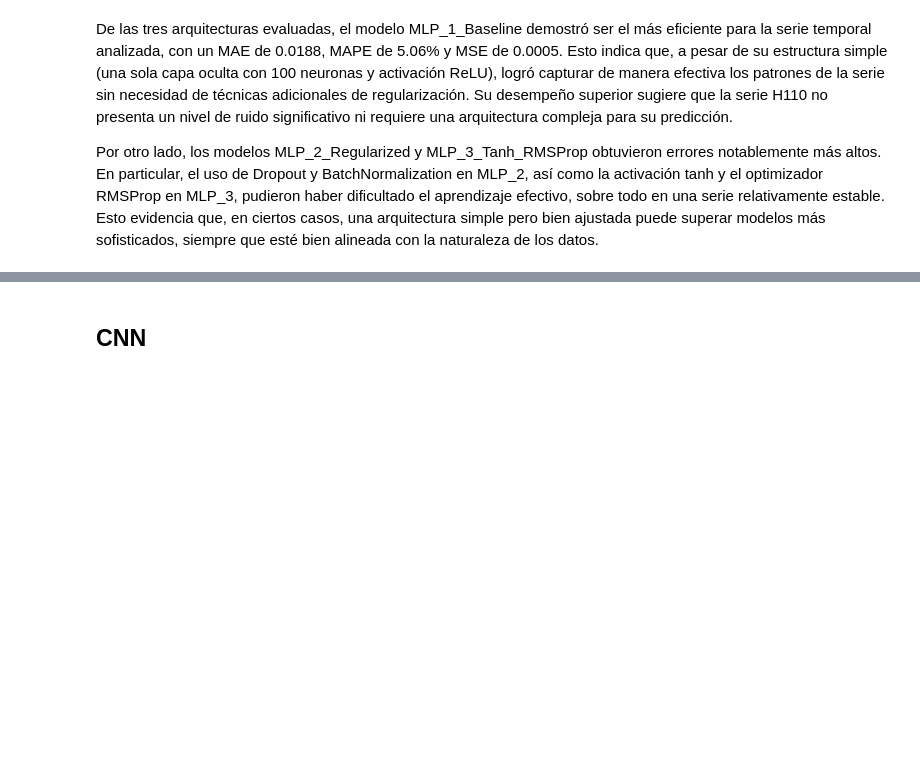
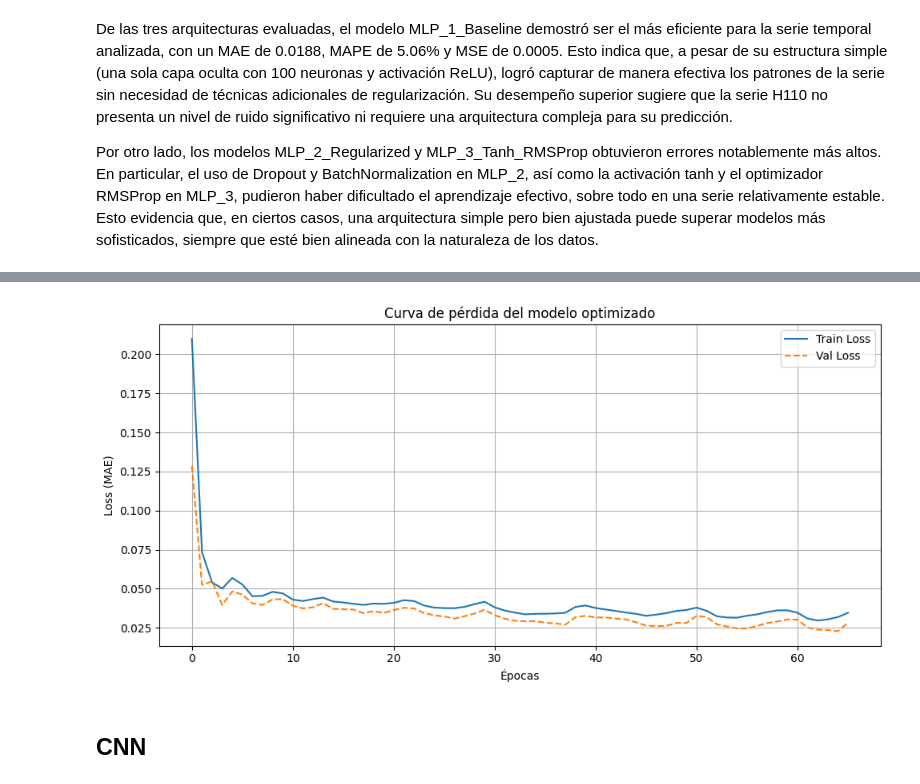
Before and after one commit to dafnetamayo/examen2MNL, a Jupyter notebook: Examen_Tema 2-2025-I/univariate/Examen2_Tema2.ipynb, the cells around one changed output, grey strips where cells are left out. Drawn from its saved outputs; the diff is of its cells as text; code cells hidden in the pictures; blank space fills up the shorter version.

```diff
--- a/Examen_Tema 2-2025-I/univariate/Examen2_Tema2.ipynb
+++ b/Examen_Tema 2-2025-I/univariate/Examen2_Tema2.ipynb
@@ -606,0 +792,16 @@ Por otro lado, los modelos MLP_2_Regularized y MLP_3_Tanh_RMSProp obtuvieron err
+# %%
+def plot_loss(history):
+    plt.figure(figsize=(10, 5))
+    plt.plot(history.history["loss"], label="Train Loss")
+    plt.plot(history.history["val_loss"], label="Val Loss", linestyle="--")
+    plt.xlabel("Épocas")
+    plt.ylabel("Loss (MAE)")
+    plt.title("Curva de pérdida del modelo optimizado")
+    plt.legend()
+    plt.grid(True)
+    plt.tight_layout()
+    plt.show()
+
+plot_loss(history)
+# %% [output]
+[figure, added]
```
Also changed, not shown: parts of 26 cells of this notebook.
